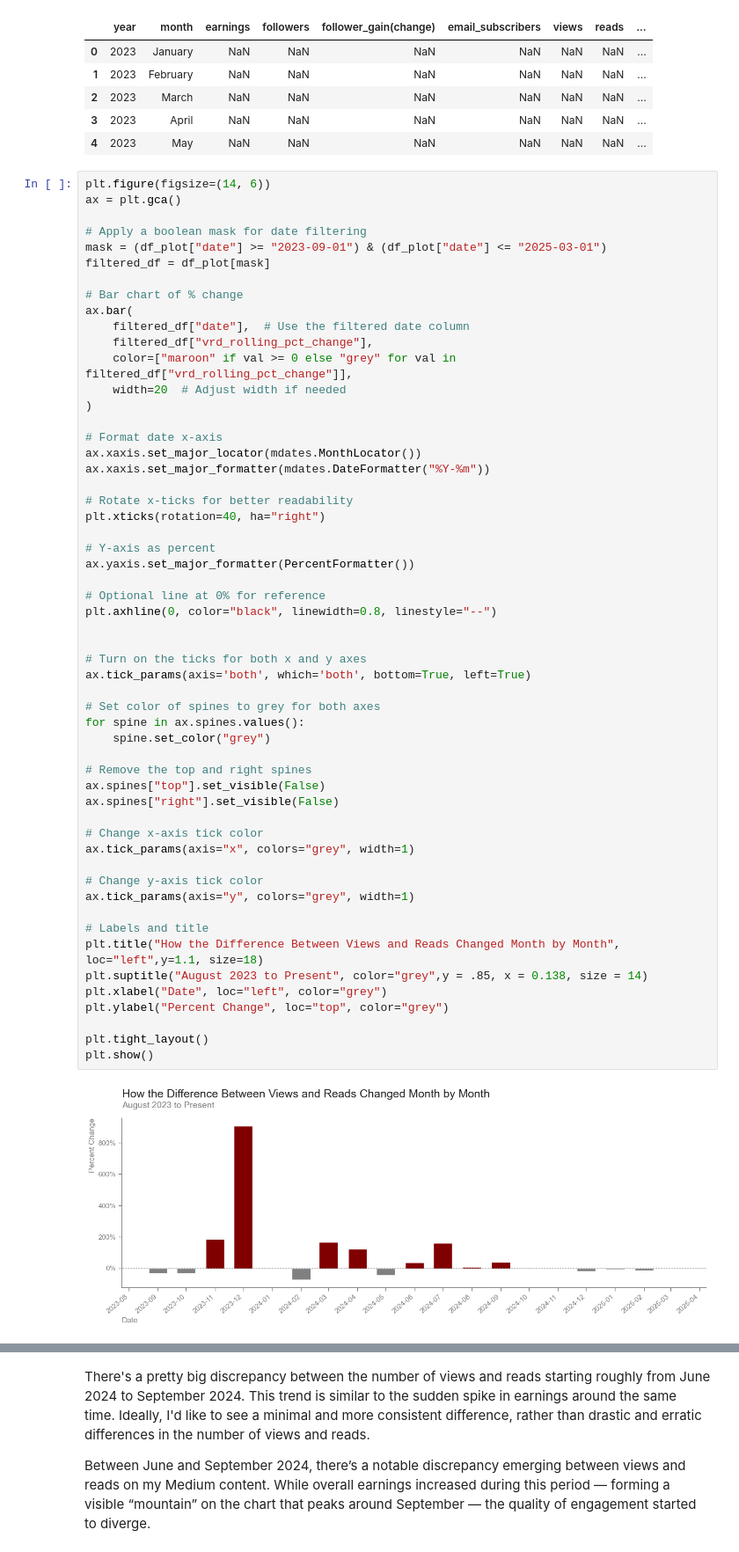
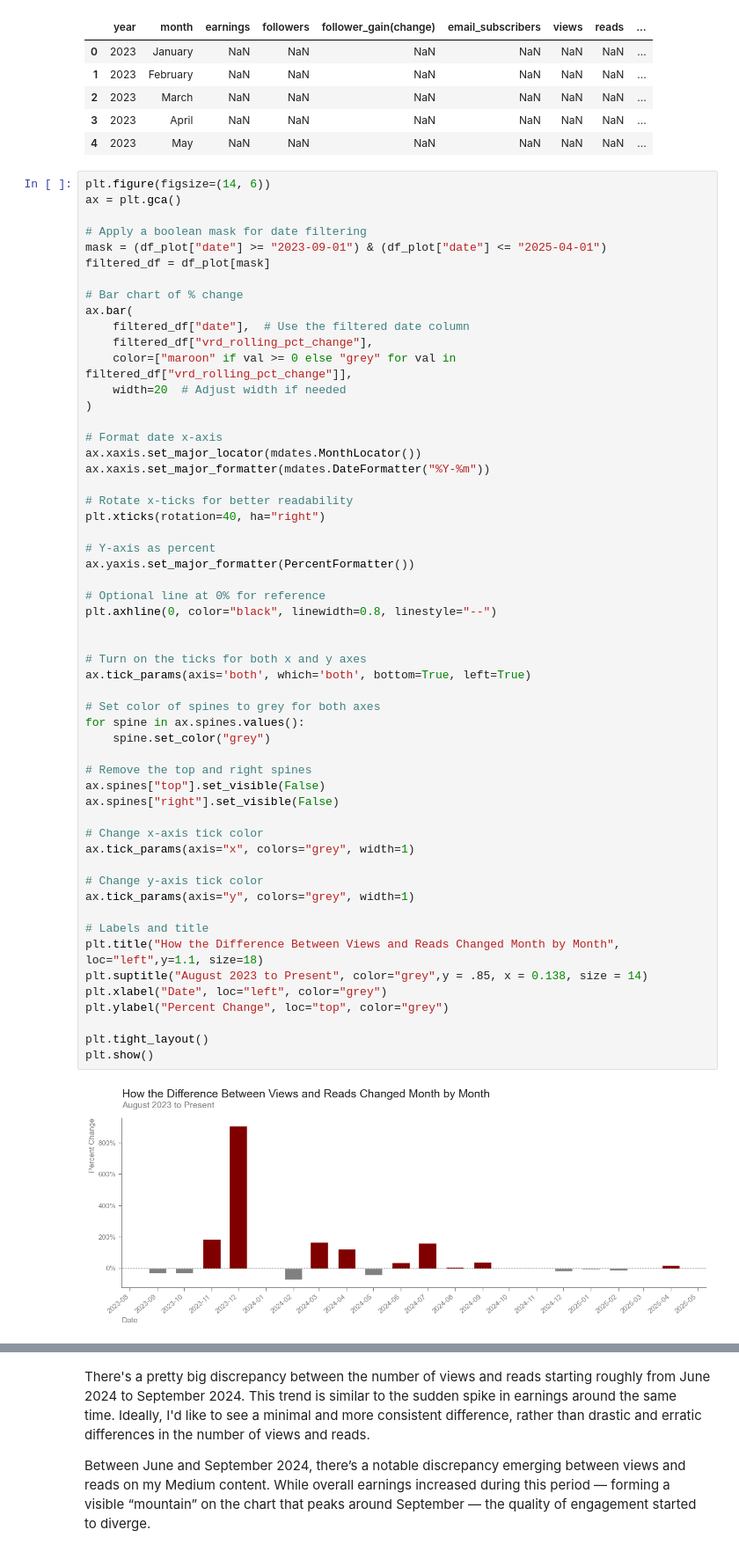
Before and after one commit to paul-trood/medium_earnings, a Jupyter notebook: 02_data_analysis.ipynb, the cells around one changed output, grey strips where cells are left out. Shown at 88% size. Drawn from its saved outputs; the diff is of its cells as text.

```diff
--- a/02_data_analysis.ipynb
+++ b/02_data_analysis.ipynb
@@ -814,7 +754,7 @@ plt.figure(figsize=(14, 6))
 ax = plt.gca()
 
 # Apply a boolean mask for date filtering
-mask = (df_plot["date"] >= "2023-09-01") & (df_plot["date"] <= "2025-03-01")
+mask = (df_plot["date"] >= "2023-09-01") & (df_plot["date"] <= "2025-04-01")
 filtered_df = df_plot[mask]
 
 # Bar chart of % change
@@ -838,34 +778,34 @@ ax.yaxis.set_major_formatter(PercentFormatter())
 # Optional line at 0% for reference
 plt.axhline(0, color="black", linewidth=0.8, linestyle="--")
 
 
 # Turn on the ticks for both x and y axes
 ax.tick_params(axis='both', which='both', bottom=True, left=True)
 
 # Set color of spines to grey for both axes
 for spine in ax.spines.values():
     spine.set_color("grey")
 
 # Remove the top and right spines
 ax.spines["top"].set_visible(False)
 ax.spines["right"].set_visible(False)
 
 # Change x-axis tick color
 ax.tick_params(axis="x", colors="grey", width=1)
 
 # Change y-axis tick color
 ax.tick_params(axis="y", colors="grey", width=1)
 
 # Labels and title
 plt.title("How the Difference Between Views and Reads Changed Month by Month", loc="left",y=1.1, size=18)
 plt.suptitle("August 2023 to Present", color="grey",y = .85, x = 0.138, size = 14)
 plt.xlabel("Date", loc="left", color="grey")
 plt.ylabel("Percent Change", loc="top", color="grey")
 
 plt.tight_layout()
 plt.show()
 # %% [output]
-[figure, old version]
+[figure, new version]
 # %%
 # Create the base relplot
 g = sns.relplot(
```
Also changed, not shown: parts of 17 cells of this notebook, 1 other file.
